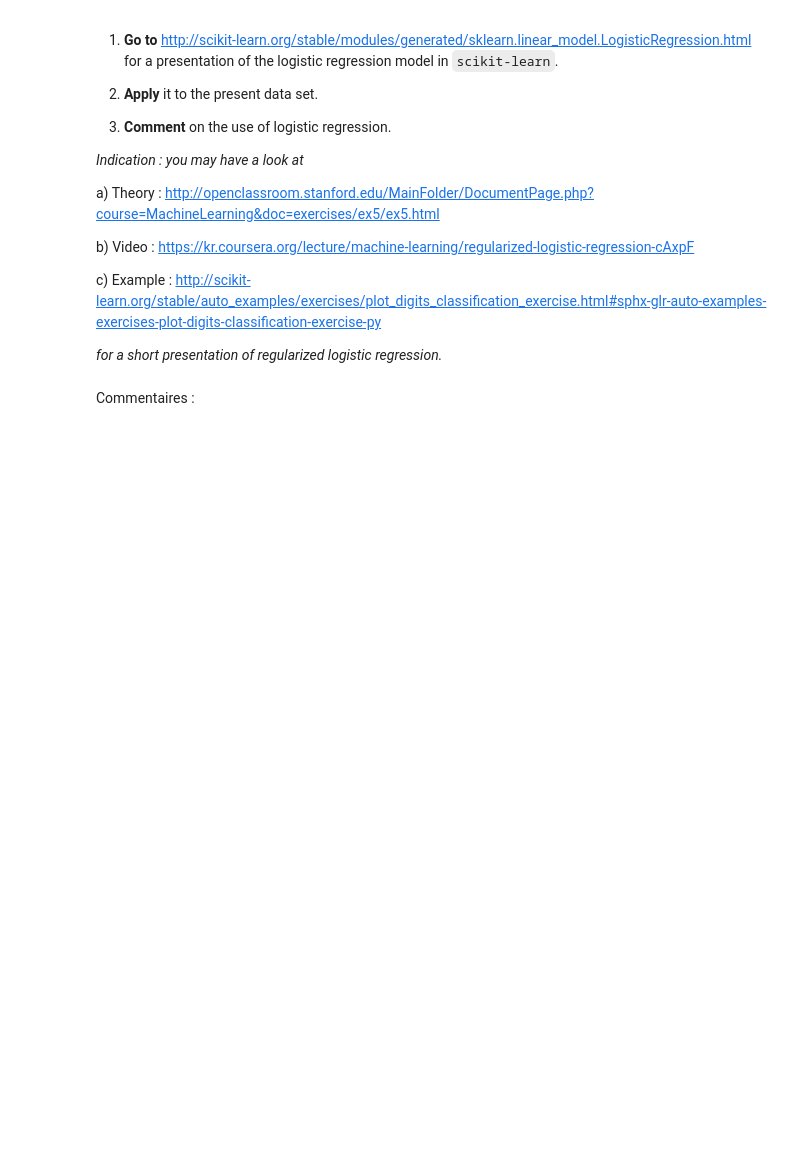
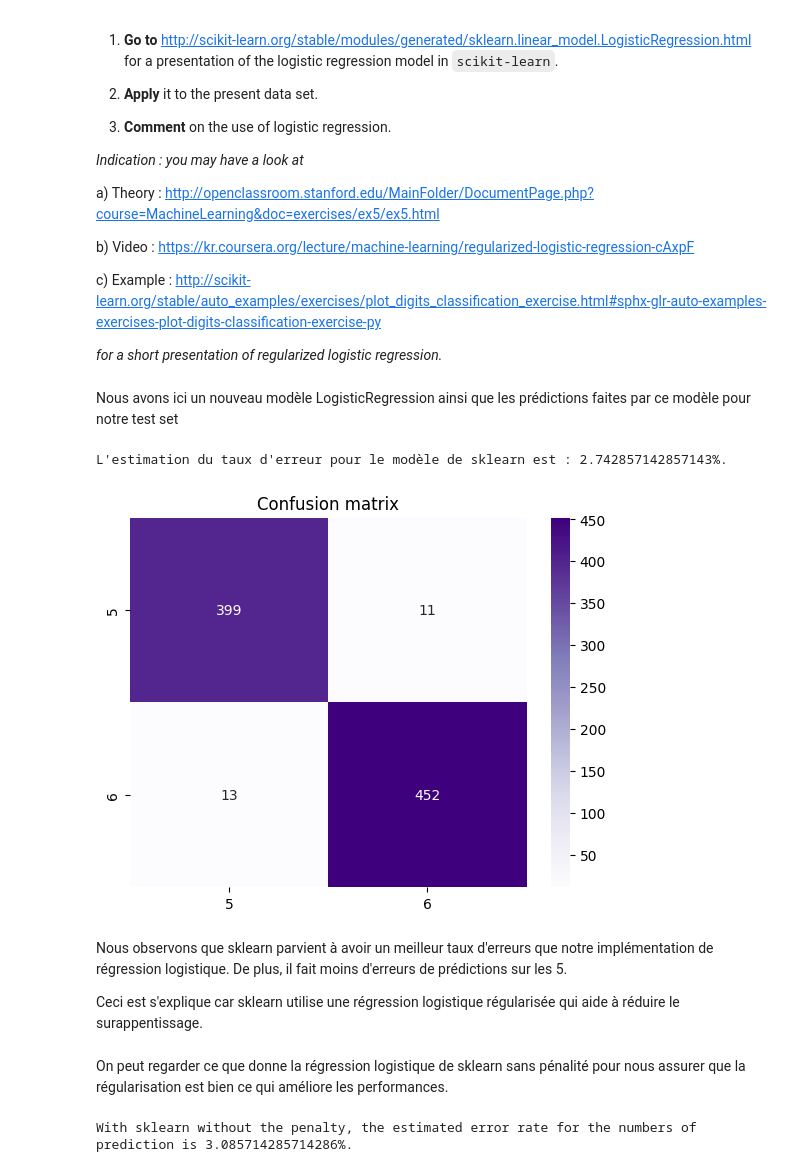
Before and after one commit to mcaron01/decsion-et-apprentissage-sdi, a Jupyter notebook: TP3/TP3_archive/TP3_archive/TP3_BACQUET_CARON.ipynb, the cells around one changed output. Saved outputs shown, nothing was run; the diff lists cells and outputs as text; code cells hidden in the pictures; blank space fills up the shorter version.

```diff
--- a/TP3/TP3_archive/TP3_archive/TP3_BACQUET_CARON.ipynb
+++ b/TP3/TP3_archive/TP3_archive/TP3_BACQUET_CARON.ipynb
@@ -672,2 +788,28 @@ from sklearn.linear_model import LogisticRegression
-# %% [markdown]
-Commentaires :
+# %%
+from sklearn.linear_model import LogisticRegression as SKLLogisticRegression # On renomme pour pas confondre avec celle de l'exo 1
+
+# Entrainement du modèled de scikit-learn
+sk_learn_lr = SKLLogisticRegression().fit(x_train_t, class_train)
+# %%
+# Prediction
+prediction_sklearn = sk_learn_lr.predict(x_test_t)
+# %% [markdown]
+Nous avons ici un nouveau modèle LogisticRegression ainsi que les prédictions faites par ce modèle pour notre test set
+# %%
+error_sklearn = sum(abs(prediction_sklearn-class_test))/N_test
+print(f"L'estimation du taux d'erreur pour le modèle de sklearn est : {error_sklearn*100}%.")
+# %% [output]
+L'estimation du taux d'erreur pour le modèle de sklearn est : 2.742857142857143%.
+# %%
+confusion_matrix = skl.metrics.confusion_matrix(class_test, prediction_sklearn)
+plt.title("Confusion matrix")
+sns.heatmap(confusion_matrix, annot=True, fmt='d', cmap=plt.cm.Purples, xticklabels=['5', '6'], yticklabels=['5', '6'])
+plt.savefig("img/confusion-matrix-lr-exo2.png")
+# %% [output]
+[figure, added]
+# %% [markdown]
+Nous observons que sklearn parvient à avoir un meilleur taux d'erreurs que notre implémentation de régression logistique. De plus, il fait moins d'erreurs de prédictions sur les 5.
+
+Ceci est s'explique car sklearn utilise une régression logistique régularisée qui aide à réduire le surappentissage.
+# %% [markdown]
+On peut regarder ce que donne la régression logistique de sklearn sans pénalité pour nous assurer que la régularisation est bien ce qui améliore les performances.
@@ -673,0 +819,5 @@ Commentaires :
+# %%
+error_sklearn_no_penalty = sum(abs(prediction_sklearn_no_penalty-class_test))/N_test
+print(f"With sklearn without the penalty, the estimated error rate for the numbers of prediction is {error_sklearn_no_penalty*100}%.")
+# %% [output]
+With sklearn without the penalty, the estimated error rate for the numbers of prediction is 3.085714285714286%.
```
Also changed, not shown: parts of 25 cells of this notebook, 6 other files.
